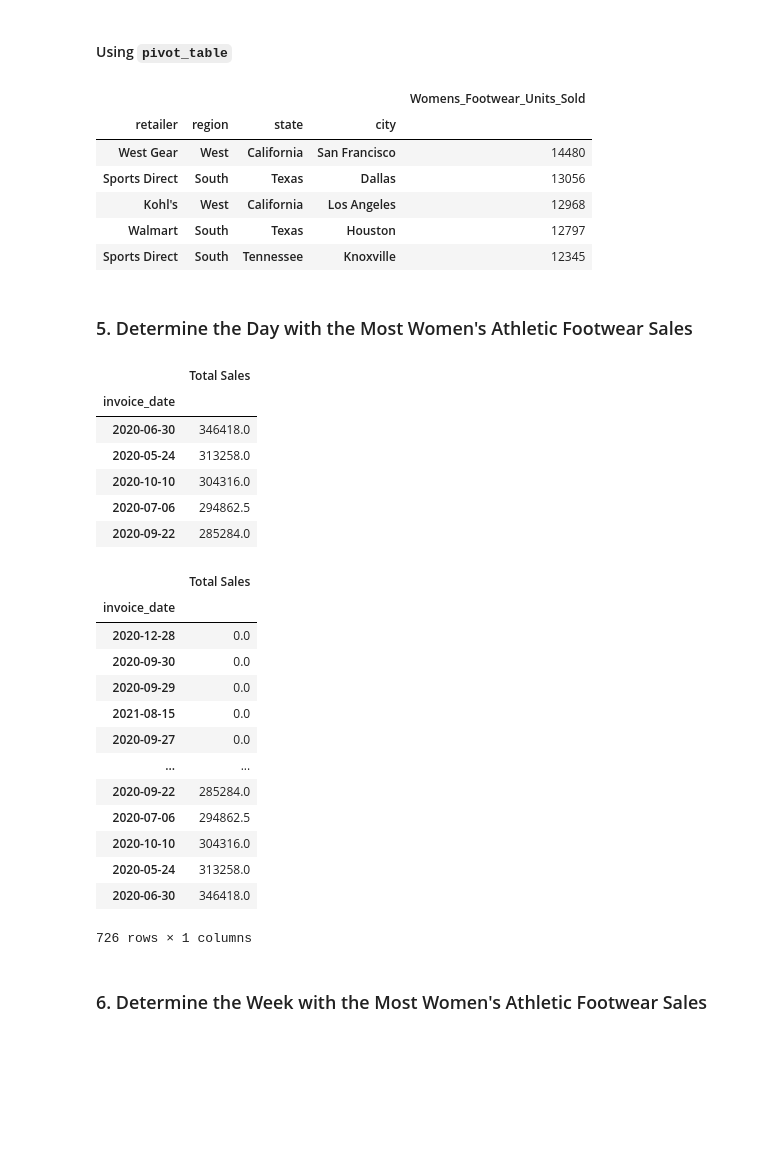
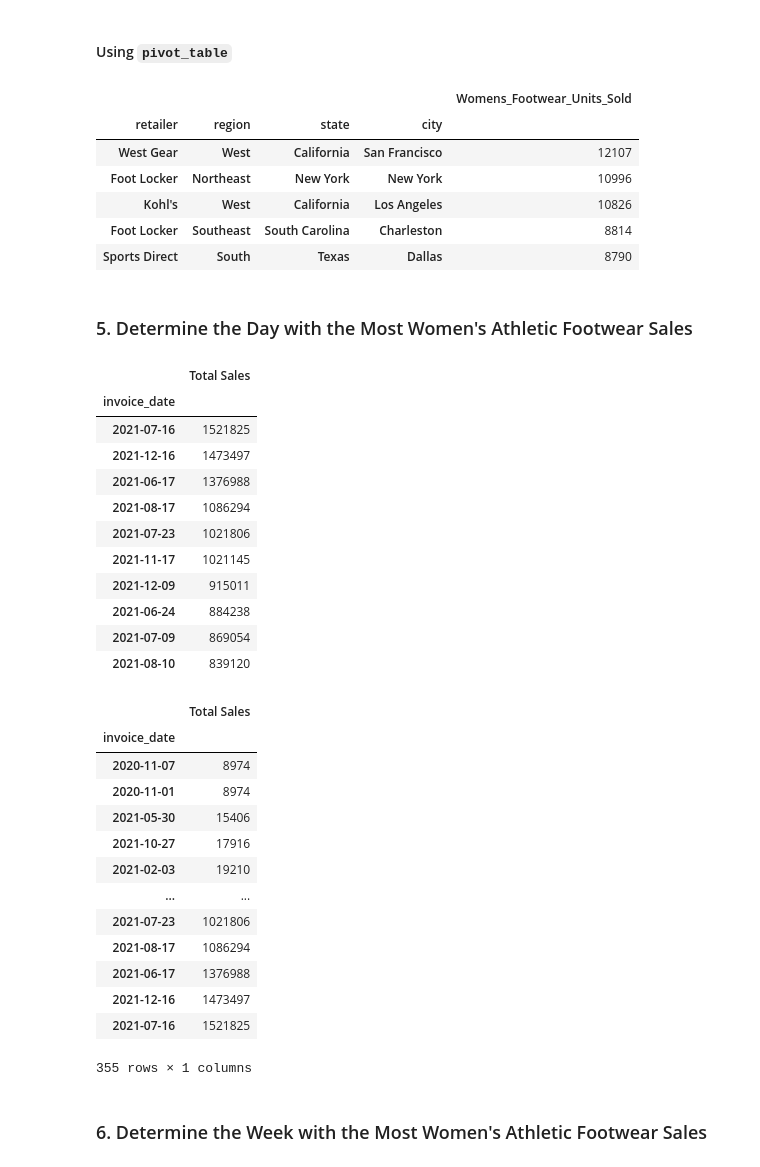
Before and after one commit to njwatkin/athletic_sales_analysis, a Jupyter notebook: athletic_sales_analysis_FINAL_TO_GRADE.ipynb, the cells around one changed output. Cells and saved outputs as stored; diff of their text form; code cells hidden in the pictures; blank space fills up the shorter version.

```diff
--- a/athletic_sales_analysis_FINAL_TO_GRADE.ipynb
+++ b/athletic_sales_analysis_FINAL_TO_GRADE.ipynb
@@ -291,7 +292,8 @@ df_sortedpiv.head(5)
 ### 5. Determine which Retailer Sold the Most Women's Athletic Footwear
 # %%
 # Filter the sales data to get the women's athletic footwear sales data.
-df_womens_afw = athletic_2020_2021_df[athletic_2020_2021_df['product'].str.contains("Women's Apparel")].reset_index()
+
+df_womens_afw = athletic_2020_2021_df[athletic_2020_2021_df['product'].str.contains("Women's Athletic Footwear")].reset_index()
 df_womens_afw
 # %% [output]
 |  | level_0 | level_1 | retailer | retailer_id | invoice_date | region | state | city | product | ... |
@@ -343,54 +345,61 @@ df_sortedpv.head(5)
 # %% [output]
 |  |  |  |  | Womens_Footwear_Units_Sold |
 | retailer | region | state | city |  |
-| West Gear | West | California | San Francisco | 14480 |
-| Sports Direct | South | Texas | Dallas | 13056 |
-| Kohl's | West | California | Los Angeles | 12968 |
-| Walmart | South | Texas | Houston | 12797 |
-| Sports Direct | South | Tennessee | Knoxville | 12345 |
+| West Gear | West | California | San Francisco | 12107 |
+| Foot Locker | Northeast | New York | New York | 10996 |
+| Kohl's | West | California | Los Angeles | 10826 |
+| Foot Locker | Southeast | South Carolina | Charleston | 8814 |
+| Sports Direct | South | Texas | Dallas | 8790 |
 # %% [markdown]
 ### 5. Determine the Day with the Most Women's Athletic Footwear Sales
 # %%
+#This subsection is misnumbered so caused confusion. There are two subsection 5s in this challenge, see above
+
 # Create a pivot table with the 'invoice_date' column is the index, and the "total_sales" as the values.
-womens_afw_day_piv = pd.pivot_table(df_womens_afw, values = 'total_sales', index = 'invoice_date')
+womens_afw_day_piv = pd.pivot_table(df_womens_afw, values = 'total_sales', index = 'invoice_date', aggfunc = 'sum')
 
 # Optional: Rename the "total_sales" column to "Total Sales"
 womens_afw_day_piv.rename(columns={'total_sales': 'Total Sales'}, inplace=True)
 
 # Show the table.
 df_sortedpiv = womens_afw_day_piv.sort_values('Total Sales', ascending = False)
-df_sortedpiv.head()
+df_sortedpiv.head(10)
 # %% [output]
 |  | Total Sales |
 | invoice_date |  |
-| 2020-06-30 | 346418.0 |
-| 2020-05-24 | 313258.0 |
-| 2020-10-10 | 304316.0 |
-| 2020-07-06 | 294862.5 |
-| 2020-09-22 | 285284.0 |
+| 2021-07-16 | 1521825 |
+| 2021-12-16 | 1473497 |
+| 2021-06-17 | 1376988 |
+| 2021-08-17 | 1086294 |
+| 2021-07-23 | 1021806 |
+| 2021-11-17 | 1021145 |
+| 2021-12-09 | 915011 |
+| 2021-06-24 | 884238 |
+| 2021-07-09 | 869054 |
+| 2021-08-10 | 839120 |
 # %%
 # Resample the pivot table into daily bins, and get the total sales for each day.
 daily_sales_wafw = womens_afw_day_piv.resample('D').sum()
 daily_sales_wafw
 
-# Sort the resampled pivot table in ascending order on "Total Sales".
-daily_sales_wafw_sorted = daily_sales_wafw.sort_values(by="Total Sales", ascending=True).round(2)
+# Sort the resampled pivot table in !ascending! order on "Total Sales".
+daily_sales_wafw_sorted = womens_afw_day_piv.sort_values(by="Total Sales", ascending=True).round(2)
 daily_sales_wafw_sorted
 # %% [output]
 |  | Total Sales |
 | invoice_date |  |
-| 2020-12-28 | 0.0 |
-| 2020-09-30 | 0.0 |
-| 2020-09-29 | 0.0 |
-| 2021-08-15 | 0.0 |
-| 2020-09-27 | 0.0 |
+| 2020-11-07 | 8974 |
+| 2020-11-01 | 8974 |
+| 2021-05-30 | 15406 |
+| 2021-10-27 | 17916 |
+| 2021-02-03 | 19210 |
 | ... | ... |
-| 2020-09-22 | 285284.0 |
-| 2020-07-06 | 294862.5 |
-| 2020-10-10 | 304316.0 |
-| 2020-05-24 | 313258.0 |
-| 2020-06-30 | 346418.0 |
+| 2021-07-23 | 1021806 |
+| 2021-08-17 | 1086294 |
+| 2021-06-17 | 1376988 |
+| 2021-12-16 | 1473497 |
+| 2021-07-16 | 1521825 |
-726 rows × 1 columns
+355 rows × 1 columns
 # %% [markdown]
 ### 6.  Determine the Week with the Most Women's Athletic Footwear Sales
 # %%
```
Also changed, not shown: parts of 4 cells of this notebook.
